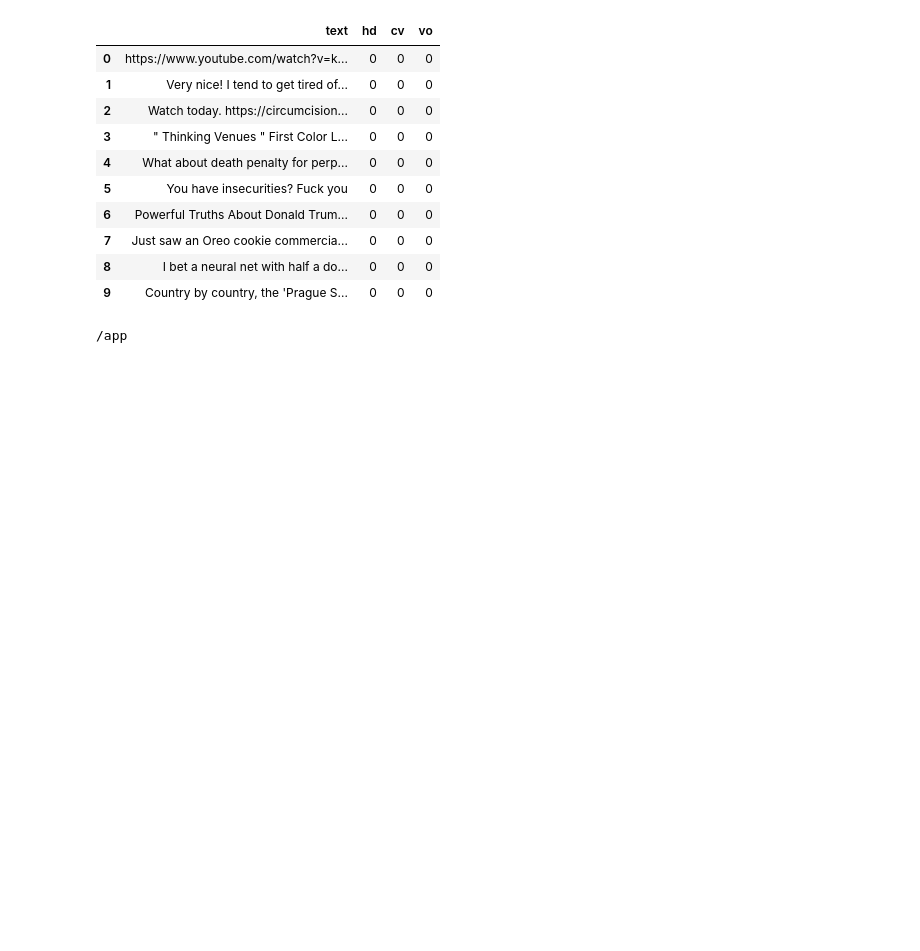
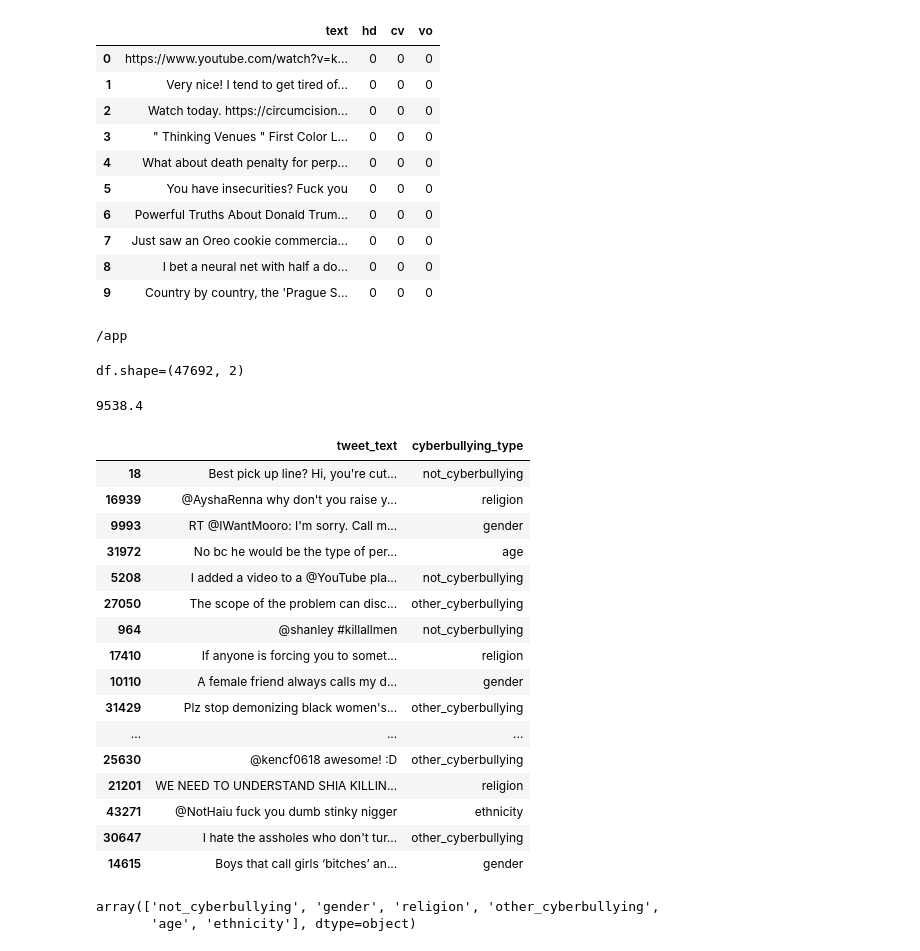
Before and after one commit to iamabhi6345/cyber_bullying_detection_data_preparation, a Jupyter notebook: notebooks/eda-twitter.ipynb, the cells around one changed output. Cells and saved outputs as stored; diff of their text form; code cells hidden in the pictures; blank space fills up the shorter version.

Commit message:
eda twitter updated

```diff
--- a/notebooks/eda-twitter.ipynb
+++ b/notebooks/eda-twitter.ipynb
@@ -53,3 +53,39 @@ cd /app
 /app
 # %%
 import pandas as pd
+# %%
+df = pd.read_csv("./data/raw/twitter/cyberbullying_tweets.csv")
+# %%
+print(f"{df.shape=}")
+# %% [output]
+df.shape=(47692, 2)
+# %%
+
+(len(df) - (len(df) * 0.2)) * 0.25
+# %% [output]
+9538.4
+# %%
+df.sample(n=50)
+# %% [output]
+|  | tweet_text | cyberbullying_type |
+| 18 | Best pick up line? Hi, you're cut... | not_cyberbullying |
+| 16939 | @AyshaRenna why don't you raise y... | religion |
+| 9993 | RT @IWantMooro: I'm sorry. Call m... | gender |
+| 31972 | No bc he would be the type of per... | age |
+| 5208 | I added a video to a @YouTube pla... | not_cyberbullying |
+| 27050 | The scope of the problem can disc... | other_cyberbullying |
+| 964 | @shanley #killallmen | not_cyberbullying |
+| 17410 | If anyone is forcing you to somet... | religion |
+| 10110 | A female friend always calls my d... | gender |
+| 31429 | Plz stop demonizing black women's... | other_cyberbullying |
+| ... | ... | ... |
+| 25630 | @kencf0618 awesome! :D | other_cyberbullying |
+| 21201 | WE NEED TO UNDERSTAND SHIA KILLIN... | religion |
+| 43271 | @NotHaiu fuck you dumb stinky nigger | ethnicity |
+| 30647 | I hate the assholes who don't tur... | other_cyberbullying |
+| 14615 | Boys that call girls ‘bitches’ an... | gender |
+# %%
+df["cyberbullying_type"].unique()
+# %% [output]
+array(['not_cyberbullying', 'gender', 'religion', 'other_cyberbullying',
+       'age', 'ethnicity'], dtype=object)
```
